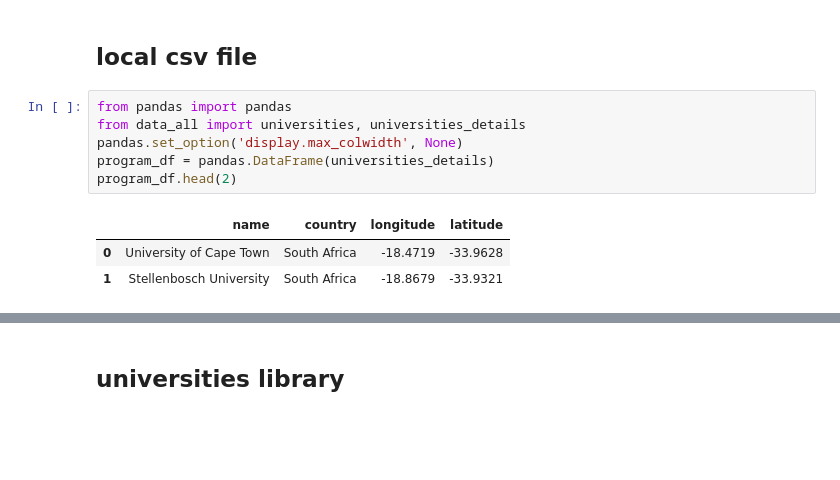
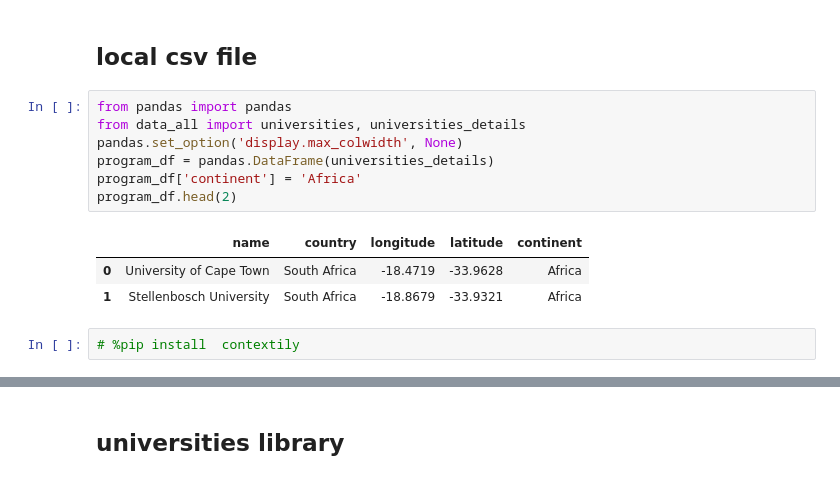
Before and after one commit to asmaatbaeen/African-universities-quantitative-ecology, a Jupyter notebook: unies_all.ipynb, the cells around one changed output, grey strips where cells are left out. Drawn from its saved outputs; the diff is of its cells as text; blank space fills up the shorter version.

Commit message:
african unies

```diff
--- a/unies_all.ipynb
+++ b/unies_all.ipynb
@@ -11,13 +11,16 @@ The resulting dataset can be used for various purposes, such as research, analys
 # %%
 from pandas import pandas
 from data_all import universities, universities_details
 pandas.set_option('display.max_colwidth', None)
 program_df = pandas.DataFrame(universities_details)
+program_df['continent'] = 'Africa'
 program_df.head(2)
 # %% [output]
-|  | name | country | longitude | latitude |
-| 0 | University of Cape Town | South Africa | -18.4719 | -33.9628 |
-| 1 | Stellenbosch University | South Africa | -18.8679 | -33.9321 |
+|  | name | country | longitude | latitude | continent |
+| 0 | University of Cape Town | South Africa | -18.4719 | -33.9628 | Africa |
+| 1 | Stellenbosch University | South Africa | -18.8679 | -33.9321 | Africa |
+# %%
+# %pip install  contextily
 # %%
 seen_universities = set()
 unique_universities = []
```
Also changed, not shown: parts of 18 cells of this notebook, 2 other files.
